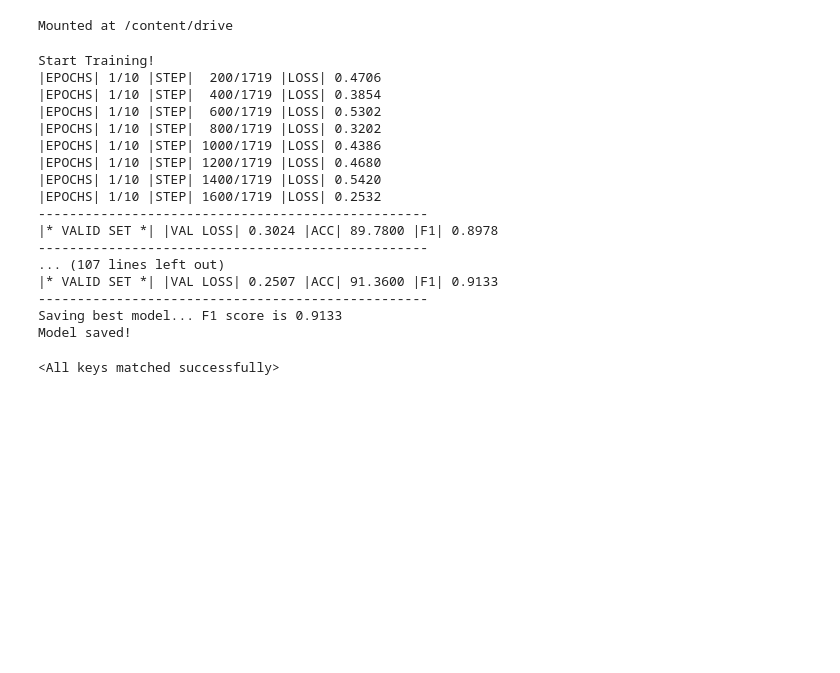
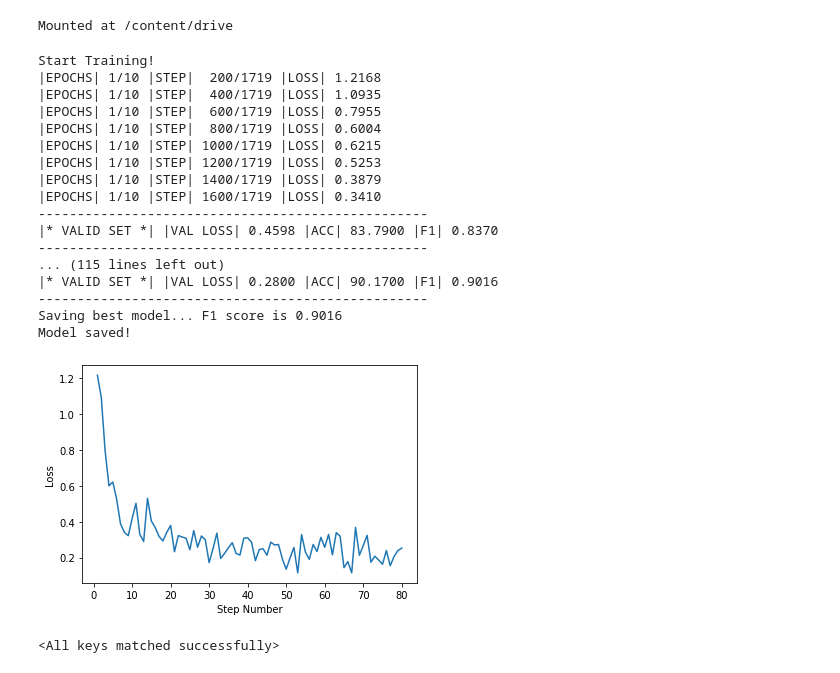
Before and after one commit to Ramprabu95/AI_based_image_compression, a Jupyter notebook: rcnn_text_classification.ipynb, the cells around one changed output. Cells and saved outputs as stored; diff of their text form; code cells hidden in the pictures; blank space fills up the shorter version.

```diff
--- a/rcnn_text_classification.ipynb
+++ b/rcnn_text_classification.ipynb
@@ -117,11 +117,15 @@ import os
 import logging
 import torch
 import torch.nn.functional as F
+import matplotlib.pyplot as plt
 
 
 
 def train(model, optimizer1,optimizer2, train_dataloader, valid_dataloader, epochs):
     best_f1 = 0
+    loss_val=[]
+    step_num=[]
+    count = 1
     print('Start Training!')
     for epoch in range(1, epochs+1):
         model.train()
@@ -140,7 +144,9 @@ def train(model, optimizer1,optimizer2, train_dataloader, valid_dataloader, epoc
 
             if (step+1) % 200 == 0:
                 print(f'|EPOCHS| {epoch:>}/{epochs} |STEP| {step+1:>4}/{len(train_dataloader)} |LOSS| {loss.item():>.4f}')
-
+                loss_val.append(loss.item())
+                step_num.append(int(count))
+                count += 1
         avg_loss, accuracy, _, _, f1, _ = evaluate(model, valid_dataloader)
         print('-'*50)
         print(f'|* VALID SET *| |VAL LOSS| {avg_loss:>.4f} |ACC| {accuracy:>.4f} |F1| {f1:>.4f}')
@@ -151,6 +157,10 @@ def train(model, optimizer1,optimizer2, train_dataloader, valid_dataloader, epoc
             print(f'Saving best model... F1 score is {best_f1:>.4f}')
             torch.save(model.state_dict(),PATH)
             print('Model saved!')
+    plt.plot(step_num,loss_val)
+    plt.xlabel("Step Number")
+    plt.ylabel("Loss")
+    plt.show()
 
 
 def evaluate(model, valid_dataloader):
@@ -207,46 +217,48 @@ from torch.utils.data import DataLoader, random_split
 model = RCNN(vocab_size=8000,
             embedding_dim=300,
             hidden_size=512,
             hidden_size_linear=512,
             class_num=4,
             dropout=0.0).to(device)
 
+
 train_texts, train_labels = read_file(train_file_path)
 word2idx = build_dictionary(train_texts, vocab_size=8000)
 full_dataset = CustomTextDataset(train_texts, train_labels, word2idx)
 num_train_data = len(full_dataset) - 10000
 train_dataset, val_dataset = random_split(full_dataset, [num_train_data, 10000])
 train_dataloader = DataLoader(dataset=train_dataset,
                                   collate_fn=lambda x: collate_fn(x, 64),
                                   batch_size=64,
                                   shuffle=True)
 
 valid_dataloader = DataLoader(dataset=val_dataset,
                                   collate_fn=lambda x: collate_fn(x, 64),
                                   batch_size=64,
                                   shuffle=True)
 
-optimizer1 = torch.optim.Adam(model.parameters(), lr=3e-4)
+optimizer1 = torch.optim.Adam(model.parameters(), lr=3e-5)
 optimizer2 = torch.optim.Adam(model.parameters(), lr=3e-6)
 train(model, optimizer1,optimizer2, train_dataloader, valid_dataloader,10)
 # %% [output]
 Start Training!
-|EPOCHS| 1/10 |STEP|  200/1719 |LOSS| 0.4706
-|EPOCHS| 1/10 |STEP|  400/1719 |LOSS| 0.3854
-|EPOCHS| 1/10 |STEP|  600/1719 |LOSS| 0.5302
-|EPOCHS| 1/10 |STEP|  800/1719 |LOSS| 0.3202
-|EPOCHS| 1/10 |STEP| 1000/1719 |LOSS| 0.4386
-|EPOCHS| 1/10 |STEP| 1200/1719 |LOSS| 0.4680
-|EPOCHS| 1/10 |STEP| 1400/1719 |LOSS| 0.5420
-|EPOCHS| 1/10 |STEP| 1600/1719 |LOSS| 0.2532
+|EPOCHS| 1/10 |STEP|  200/1719 |LOSS| 1.2168
+|EPOCHS| 1/10 |STEP|  400/1719 |LOSS| 1.0935
+|EPOCHS| 1/10 |STEP|  600/1719 |LOSS| 0.7955
+|EPOCHS| 1/10 |STEP|  800/1719 |LOSS| 0.6004
+|EPOCHS| 1/10 |STEP| 1000/1719 |LOSS| 0.6215
+|EPOCHS| 1/10 |STEP| 1200/1719 |LOSS| 0.5253
+|EPOCHS| 1/10 |STEP| 1400/1719 |LOSS| 0.3879
+|EPOCHS| 1/10 |STEP| 1600/1719 |LOSS| 0.3410
 --------------------------------------------------
-|* VALID SET *| |VAL LOSS| 0.3024 |ACC| 89.7800 |F1| 0.8978
+|* VALID SET *| |VAL LOSS| 0.4598 |ACC| 83.7900 |F1| 0.8370
 --------------------------------------------------
-... (107 lines left out)
-|* VALID SET *| |VAL LOSS| 0.2507 |ACC| 91.3600 |F1| 0.9133
+... (115 lines left out)
+|* VALID SET *| |VAL LOSS| 0.2800 |ACC| 90.1700 |F1| 0.9016
 --------------------------------------------------
-Saving best model... F1 score is 0.9133
+Saving best model... F1 score is 0.9016
 Model saved!
+[figure, added]
 # %%
 test_model = RCNN(vocab_size=8000,
             embedding_dim=300,
```
Also changed, not shown: parts of 1 cell of this notebook.
